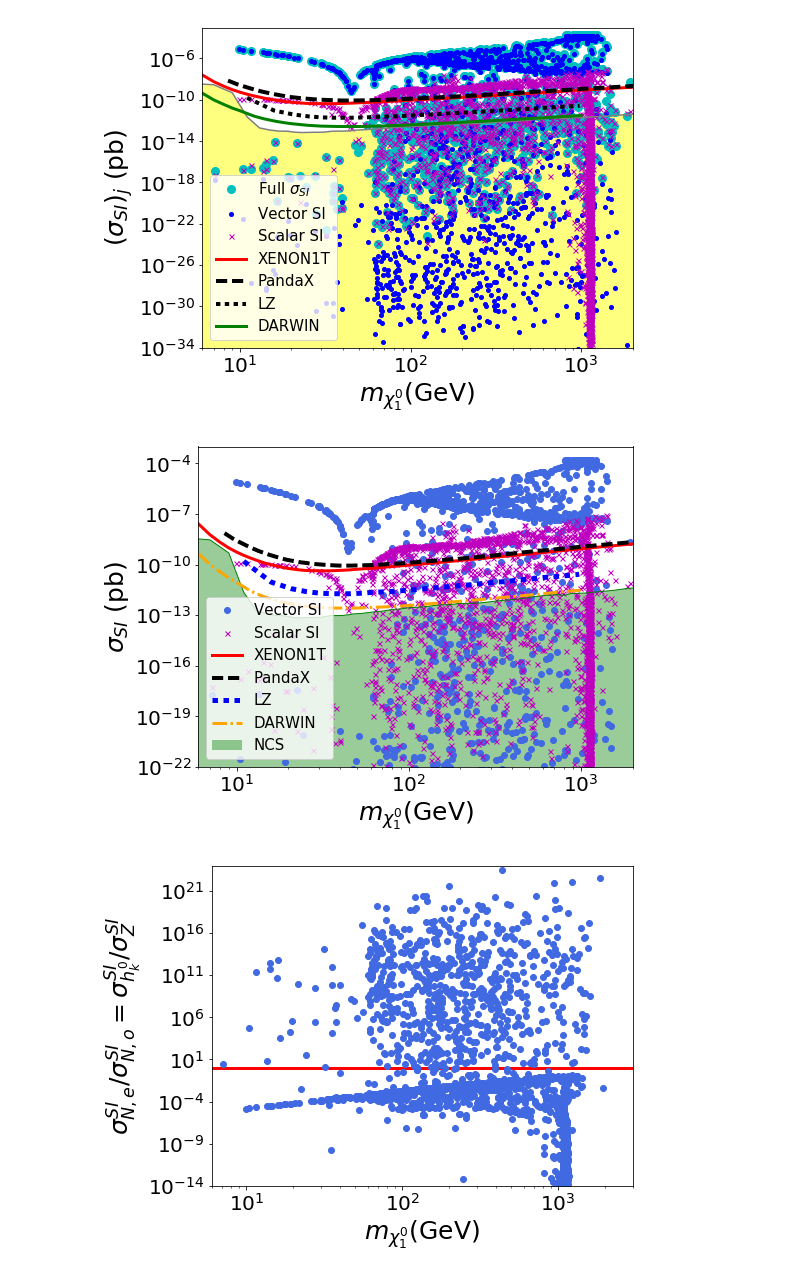
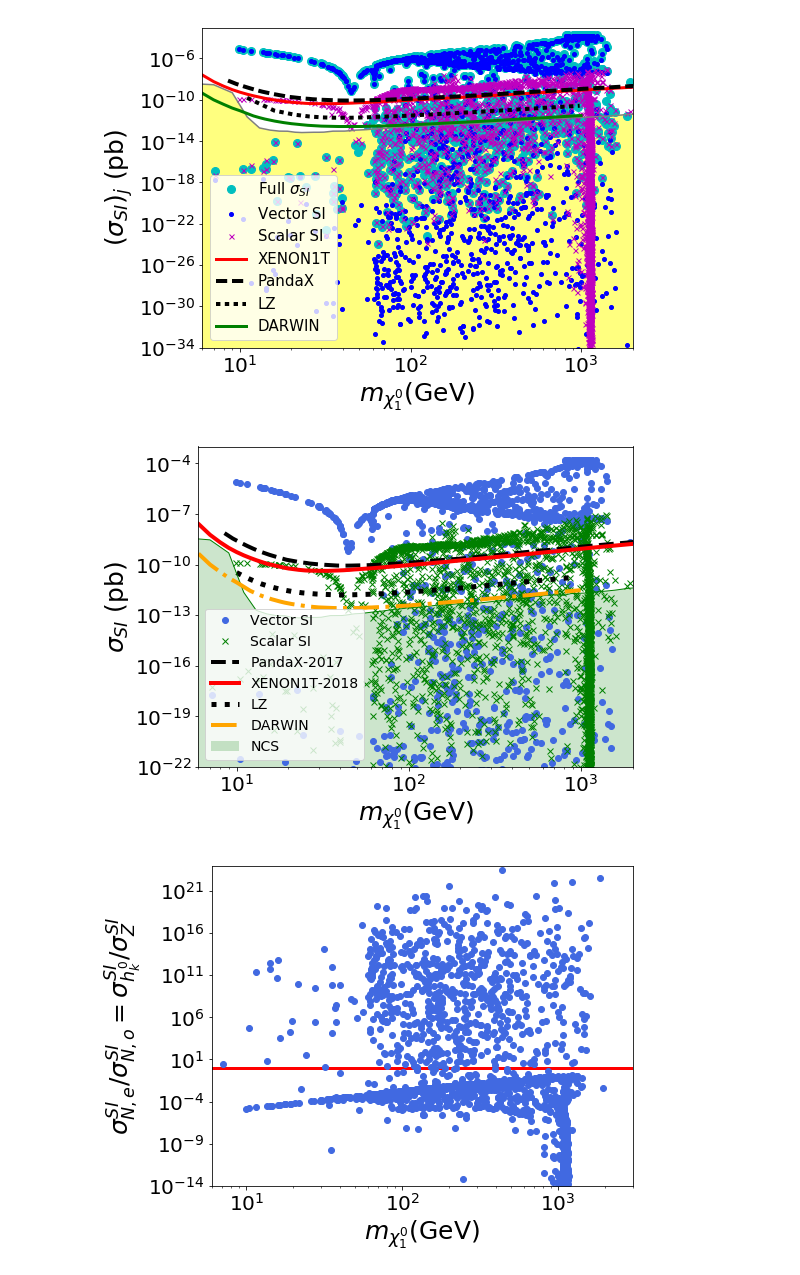
Before and after one commit to anferivera/SDdiracDM, a Jupyter notebook: run-model-general-scan.ipynb, the cells around one changed output. Cells and saved outputs as stored; diff of their text form; code cells hidden in the pictures.

Commit message:
22-5 home

```diff
--- a/run-model-general-scan.ipynb
+++ b/run-model-general-scan.ipynb
@@ -231,19 +235,23 @@ xdxe = pd.DataFrame(xe, columns=names1)
 
 XENON1T=interpolate.interp1d(xdxe.MDM,xdxe.XENON1TSI)
 
-#PANDAS
+#PANDAS 1708.06917
 names1 = ['MDM', 'pandasSI']
 a = np.loadtxt('/home/anferivera/Work/Documents_compartidos/fits_experiments/PandaX/pandaXII.txt')
 dd1 = pd.DataFrame(a, columns=names1)
 
 pandaX=interpolate.interp1d(dd1.MDM,dd1.pandasSI)
 
-#LZ prospects
+#OLD: LZ prospects
+#names1 = ['MDM', 'LZ']
+#a = np.loadtxt('/home/anferivera/Work/Documents_compartidos/fits_experiments/fit_LZ/LZ.txt')
+#dd1 = pd.DataFrame(a, columns=names1)
+#LZSI=interpolate.interp1d(dd1.MDM,dd1.LZ)
+
+#LZ prospects 1802.06039
 names1 = ['MDM', 'LZ']
-a = np.loadtxt('/home/anferivera/Work/Documents_compartidos/fits_experiments/fit_LZ/LZ.txt')
-dd1 = pd.DataFrame(a, columns=names1)
-
-LZSI=interpolate.interp1d(dd1.MDM,dd1.LZ)
+a = pd.read_csv('/home/anferivera/Work/Documents_compartidos/fits_experiments/fit_LZ/LZ-SI-prosp-2018.csv',names=names1, header=None)
+LZSI = interpolate.interp1d(a.MDM, a.LZ)
 
 #Importar Neutrino-coherent-scattering
 names2= ['MDM', 'NCS']
@@ -944,42 +952,42 @@ plt.figure(figsize=(8,6))
 
 #plt.loglog(xDM.mChi1, xDM.PSI, color='cyan', marker='o',linestyle='', label=r'')
 plt.loglog(xDM.mChi1, xDM.PSI_vector, color='royalblue', marker='o',ms=6,linestyle='',label='Vector SI')
-plt.loglog(xDM.mChi1, xDM.PSI_scalar, 'mx',ms=5,label='Scalar SI')
+plt.loglog(xDM.mChi1, xDM.PSI_scalar, 'gx',ms=6,label='Scalar SI')
+
+#plot pandaX data 1708.06917
+m=np.arange(8.5,10000)
+plt.loglog(m,pandaX(m)*1e+36,color='k',linestyle='dashed',lw=4,label='PandaX-2017')
 
 #XENON1T
 n=np.arange(1,9000)
-plt.loglog(n,XENON1T(n)*1e+36,'r-',lw=3,label='XENON1T')
-
-#plot pandaX data
-m=np.arange(8.5,10000)
-plt.loglog(m,pandaX(m)*1e+36,color='k',linestyle='dashed',lw=4,label='PandaX')
+plt.loglog(n,XENON1T(n)*1e+36,'r-',lw=4,label='XENON1T-2018')
 
 #plt LZ
-n=np.linspace(11,980,200)
-plt.semilogy(n,LZSI(n)*1e+36,'b:',lw=5,label='LZ')
+n=np.arange(10,900)
+plt.semilogy(n,LZSI(n)*1e+36,'k:',lw=5,label='LZ')
 
 #Neutrino coherent scattering
 n=np.arange(1,5.e+3,2)
 plt.loglog(n,NCS(n),color='green',lw=1.0,label='')
 back=[]
 for i in range(0,len(n)):
     m = NCS(n[i])
     back.append(m)
 back=np.asarray(back)
-plt.fill_between(n,1.e-38,back,facecolor='green',alpha=0.4,label='NCS')
+plt.fill_between(n,1.e-38,back,facecolor='green',alpha=0.2,label='NCS')
 
 # DARWIN SI
 n=np.arange(6,1000)
-plt.loglog(n,DARSI(n)*1e+36,color='orange',linestyle='-.',lw=3,label='DARWIN')
+plt.loglog(n,DARSI(n)*1e+36,color='orange',linestyle='-.',lw=4,label='DARWIN')
 
 plt.xlabel(r'$m_{\chi^0_1}$(GeV)',size=25)
 plt.ylabel(r'$\sigma_{SI}$ (pb)',size=25)
-plt.legend(prop={'size':15},loc='best')
+plt.legend(prop={'size':14},loc='best')
 plt.xlim(6,2.0e3)
 plt.ylim(1e-22,1e-3)
 
 plt.tight_layout()
 plt.savefig('plots/SI.pdf')
 #plt.show()
 # %% [output]
-[figure, old version]
+[figure, new version]
```
Also changed, not shown: parts of 18 cells of this notebook, 5 other files.
